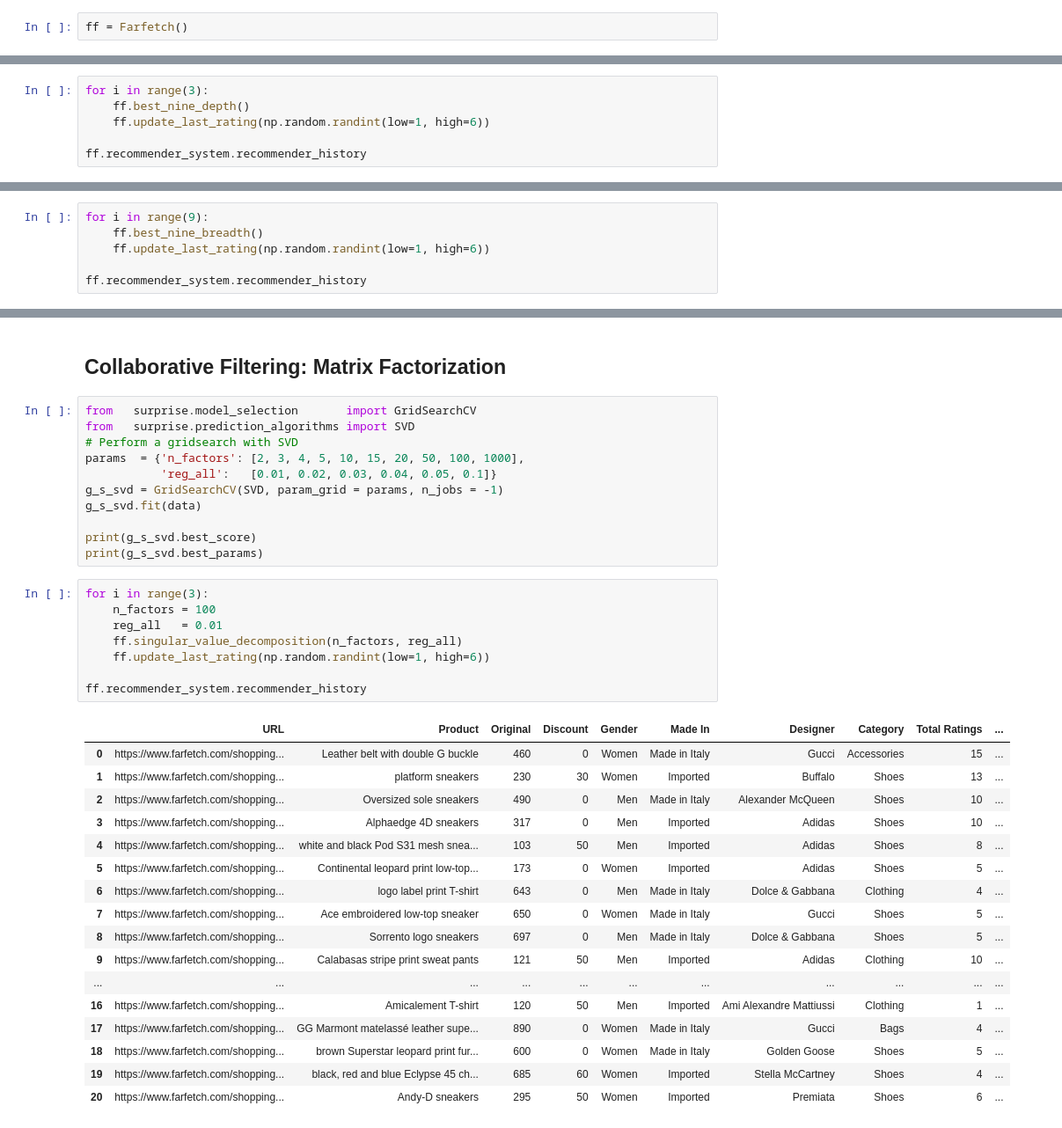
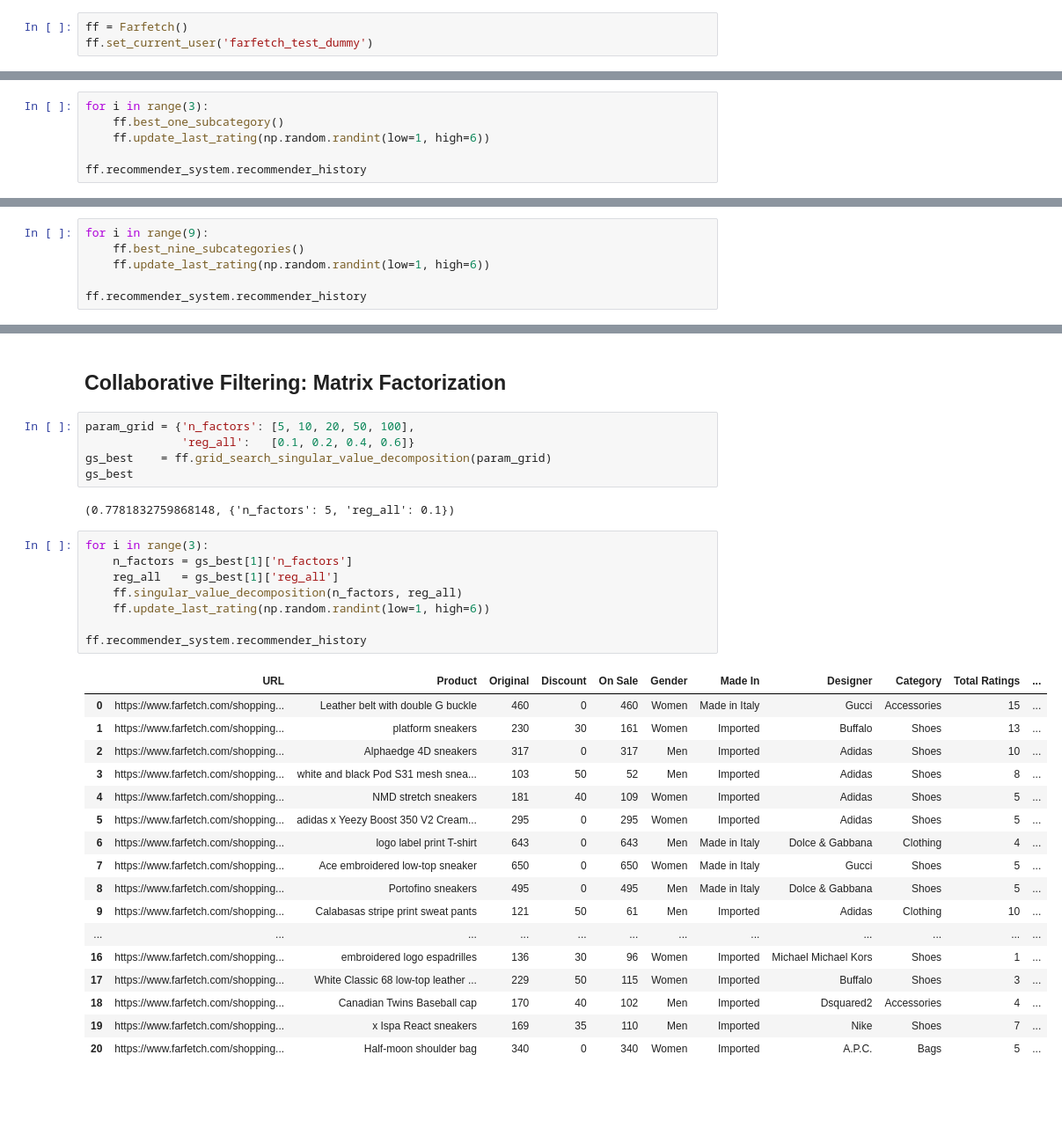
Before and after one commit to acdick/touch_driven_recommender_engines, a Jupyter notebook: Source/03_Recommender_Systems.ipynb, the cells around one changed output, grey strips where cells are left out. Shown at 88% size. Cells and saved outputs as stored; diff of their text form; blank space fills up the shorter version.

Commit message:
added svd grid search

```diff
--- a/Source/03_Recommender_Systems.ipynb
+++ b/Source/03_Recommender_Systems.ipynb
@@ -6,6 +6,7 @@ import pandas   as     pd
 import numpy    as     np
 # %%
 ff = Farfetch()
+ff.set_current_user('farfetch_test_dummy')
 # %% [output]
 Total number of product ratings:   21641
 Total number of in-stock ratings:  16105
@@ -37,7 +39,7 @@ best_nine.pivot(index='Designer', columns='Category', values='Ratings')
 | Gucci | 78 | 52 | 153 |
 # %%
 for i in range(3):
-    ff.best_nine_depth()
+    ff.best_one_subcategory()
     ff.update_last_rating(np.random.randint(low=1, high=6))
 
 ff.recommender_system.recommender_history
@@ -52,6 +54,6 @@ ff.recommender_system.recommender_history
 # %%
 for i in range(9):
-    ff.best_nine_breadth()
+    ff.best_nine_subcategories()
     ff.update_last_rating(np.random.randint(low=1, high=6))
 
 ff.recommender_system.recommender_history
@@ -115,39 +117,35 @@ ff.recommender_system.recommender_history
 # %% [markdown]
 ## Collaborative Filtering: Matrix Factorization
-# %%
-from   surprise.model_selection       import GridSearchCV
-from   surprise.prediction_algorithms import SVD
-# Perform a gridsearch with SVD
-params  = {'n_factors': [2, 3, 4, 5, 10, 15, 20, 50, 100, 1000],
-           'reg_all':   [0.01, 0.02, 0.03, 0.04, 0.05, 0.1]}
-g_s_svd = GridSearchCV(SVD, param_grid = params, n_jobs = -1)
-g_s_svd.fit(data)
-
-print(g_s_svd.best_score)
-print(g_s_svd.best_params)
+# %%
+param_grid = {'n_factors': [5, 10, 20, 50, 100],
+              'reg_all':   [0.1, 0.2, 0.4, 0.6]}
+gs_best    = ff.grid_search_singular_value_decomposition(param_grid)
+gs_best
+# %% [output]
+(0.7781832759868148, {'n_factors': 5, 'reg_all': 0.1})
 # %%
 for i in range(3):
-    n_factors = 100
-    reg_all   = 0.01
+    n_factors = gs_best[1]['n_factors']
+    reg_all   = gs_best[1]['reg_all']
     ff.singular_value_decomposition(n_factors, reg_all)
     ff.update_last_rating(np.random.randint(low=1, high=6))
 
 ff.recommender_system.recommender_history
 # %% [output]
-|  | URL | Product | Original | Discount | Gender | Made In | Designer | Category | Total Ratings | ... |
-| 0 | https://www.farfetch.com/shopping... | Leather belt with double G buckle | 460 | 0 | Women | Made in Italy | Gucci | Accessories | 15 | ... |
-| 1 | https://www.farfetch.com/shopping... | platform sneakers | 230 | 30 | Women | Imported | Buffalo | Shoes | 13 | ... |
-| 2 | https://www.farfetch.com/shopping... | Oversized sole sneakers | 490 | 0 | Men | Made in Italy | Alexander McQueen | Shoes | 10 | ... |
-| 3 | https://www.farfetch.com/shopping... | Alphaedge 4D sneakers | 317 | 0 | Men | Imported | Adidas | Shoes | 10 | ... |
-| 4 | https://www.farfetch.com/shopping... | white and black Pod S31 mesh snea... | 103 | 50 | Men | Imported | Adidas | Shoes | 8 | ... |
-| 5 | https://www.farfetch.com/shopping... | Continental leopard print low-top... | 173 | 0 | Women | Imported | Adidas | Shoes | 5 | ... |
-| 6 | https://www.farfetch.com/shopping... | logo label print T-shirt | 643 | 0 | Men | Made in Italy | Dolce & Gabbana | Clothing | 4 | ... |
-| 7 | https://www.farfetch.com/shopping... | Ace embroidered low-top sneaker | 650 | 0 | Women | Made in Italy | Gucci | Shoes | 5 | ... |
-| 8 | https://www.farfetch.com/shopping... | Sorrento logo sneakers | 697 | 0 | Men | Made in Italy | Dolce & Gabbana | Shoes | 5 | ... |
-| 9 | https://www.farfetch.com/shopping... | Calabasas stripe print sweat pants | 121 | 50 | Men | Imported | Adidas | Clothing | 10 | ... |
-| ... | ... | ... | ... | ... | ... | ... | ... | ... | ... | ... |
-| 16 | https://www.farfetch.com/shopping... | Amicalement T-shirt | 120 | 50 | Men | Imported | Ami Alexandre Mattiussi | Clothing | 1 | ... |
-| 17 | https://www.farfetch.com/shopping... | GG Marmont matelassé leather supe... | 890 | 0 | Women | Made in Italy | Gucci | Bags | 4 | ... |
-| 18 | https://www.farfetch.com/shopping... | brown Superstar leopard print fur... | 600 | 0 | Women | Made in Italy | Golden Goose | Shoes | 5 | ... |
-| 19 | https://www.farfetch.com/shopping... | black, red and blue Eclypse 45 ch... | 685 | 60 | Women | Imported | Stella McCartney | Shoes | 4 | ... |
-| 20 | https://www.farfetch.com/shopping... | Andy-D sneakers | 295 | 50 | Women | Imported | Premiata | Shoes | 6 | ... |
+|  | URL | Product | Original | Discount | On Sale | Gender | Made In | Designer | Category | Total Ratings | ... |
+| 0 | https://www.farfetch.com/shopping... | Leather belt with double G buckle | 460 | 0 | 460 | Women | Made in Italy | Gucci | Accessories | 15 | ... |
+| 1 | https://www.farfetch.com/shopping... | platform sneakers | 230 | 30 | 161 | Women | Imported | Buffalo | Shoes | 13 | ... |
+| 2 | https://www.farfetch.com/shopping... | Alphaedge 4D sneakers | 317 | 0 | 317 | Men | Imported | Adidas | Shoes | 10 | ... |
+| 3 | https://www.farfetch.com/shopping... | white and black Pod S31 mesh snea... | 103 | 50 | 52 | Men | Imported | Adidas | Shoes | 8 | ... |
+| 4 | https://www.farfetch.com/shopping... | NMD stretch sneakers | 181 | 40 | 109 | Women | Imported | Adidas | Shoes | 5 | ... |
+| 5 | https://www.farfetch.com/shopping... | adidas x Yeezy Boost 350 V2 Cream... | 295 | 0 | 295 | Women | Imported | Adidas | Shoes | 5 | ... |
+| 6 | https://www.farfetch.com/shopping... | logo label print T-shirt | 643 | 0 | 643 | Men | Made in Italy | Dolce & Gabbana | Clothing | 4 | ... |
+| 7 | https://www.farfetch.com/shopping... | Ace embroidered low-top sneaker | 650 | 0 | 650 | Women | Made in Italy | Gucci | Shoes | 5 | ... |
+| 8 | https://www.farfetch.com/shopping... | Portofino sneakers | 495 | 0 | 495 | Men | Made in Italy | Dolce & Gabbana | Shoes | 5 | ... |
+| 9 | https://www.farfetch.com/shopping... | Calabasas stripe print sweat pants | 121 | 50 | 61 | Men | Imported | Adidas | Clothing | 10 | ... |
+| ... | ... | ... | ... | ... | ... | ... | ... | ... | ... | ... | ... |
+| 16 | https://www.farfetch.com/shopping... | embroidered logo espadrilles | 136 | 30 | 96 | Women | Imported | Michael Michael Kors | Shoes | 1 | ... |
+| 17 | https://www.farfetch.com/shopping... | White Classic 68 low-top leather ... | 229 | 50 | 115 | Women | Imported | Buffalo | Shoes | 3 | ... |
+| 18 | https://www.farfetch.com/shopping... | Canadian Twins Baseball cap | 170 | 40 | 102 | Men | Imported | Dsquared2 | Accessories | 4 | ... |
+| 19 | https://www.farfetch.com/shopping... | x Ispa React sneakers | 169 | 35 | 110 | Men | Imported | Nike | Shoes | 7 | ... |
+| 20 | https://www.farfetch.com/shopping... | Half-moon shoulder bag | 340 | 0 | 340 | Women | Imported | A.P.C. | Bags | 5 | ... |
```
Also changed, not shown: parts of 6 cells of this notebook, 4 other files.
